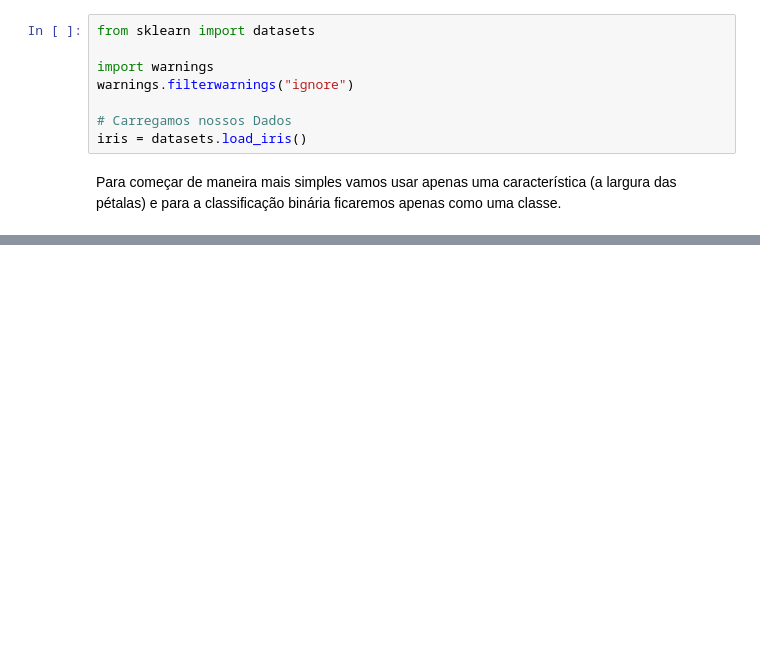
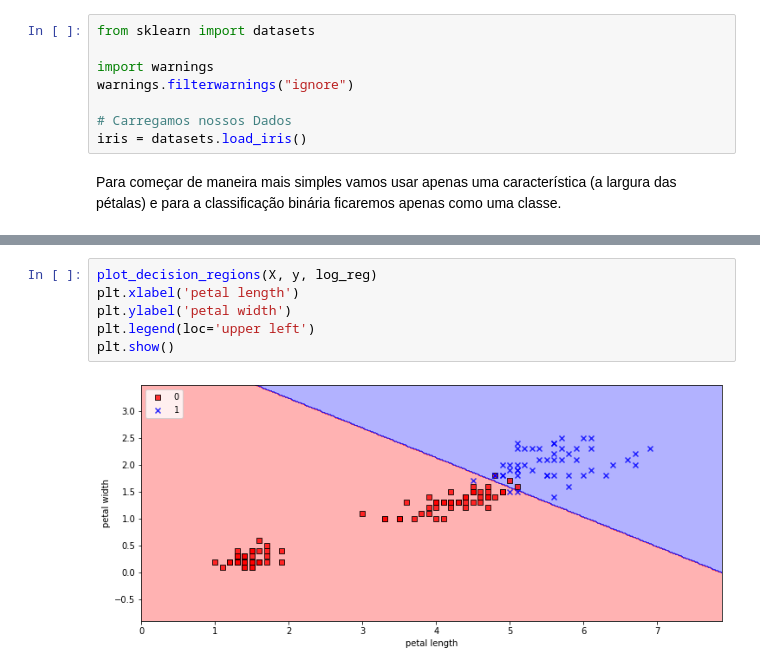
Before and after one commit to KARINAgoncalvesSOARES/Machine_Learning, a Jupyter notebook: machinelearning_classificacao.ipynb, the cells around one changed output, grey strips where cells are left out. Saved outputs shown, nothing was run; the diff lists cells and outputs as text; blank space fills up the shorter version.

```diff
--- a/machinelearning_classificacao.ipynb
+++ b/machinelearning_classificacao.ipynb
@@ -58,0 +160,8 @@ y = (iris["target"] == 2).astype(np.int)  # 1 if Iris virginica, else 0
+# %%
+plot_decision_regions(X, y, log_reg)
+plt.xlabel('petal length')
+plt.ylabel('petal width')
+plt.legend(loc='upper left')
+plt.show()
+# %% [output]
+[figure, added]
```
Also changed, not shown: parts of 17 cells of this notebook.
